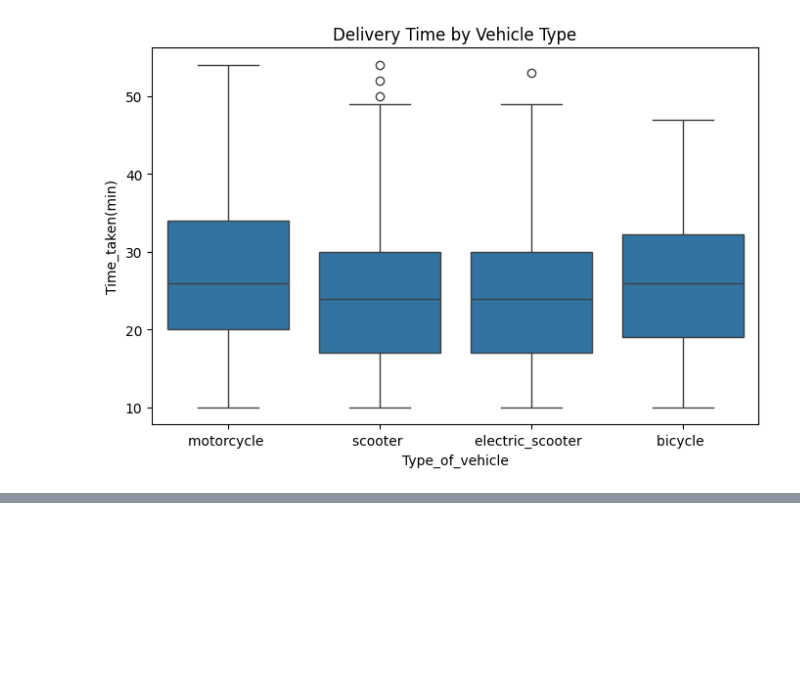
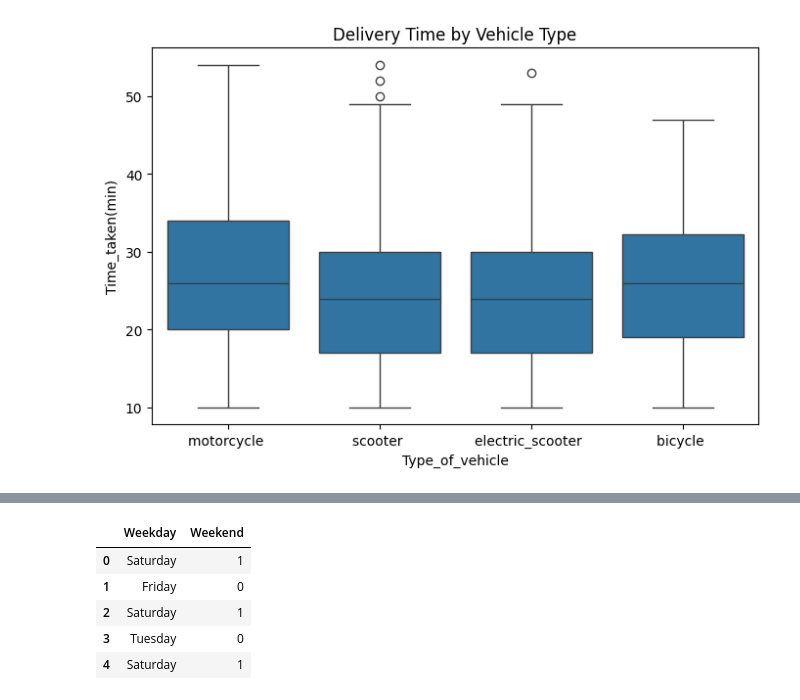
Before and after one commit to sainibunty2309-del/Food-delivery-time-prediction-, a Jupyter notebook: model.ipynb, the cells around one changed output, grey strips where cells are left out. Saved outputs shown, nothing was run; the diff lists cells and outputs as text; code cells hidden in the pictures; blank space fills up the shorter version.

```diff
--- a/model.ipynb
+++ b/model.ipynb
@@ -761,0 +882,17 @@ plt.show()
+# %%
+## weekend feature
+
+train_df["Weekend"] = train_df["Weekday"].isin(["Saturday", "Sunday"]).astype(int)
+
+test_df["Weekend"] = test_df["Weekday"].isin(["Saturday", "Sunday"]).astype(int)
+# %%
+# check
+
+train_df[["Weekday", "Weekend"]].head()
+# %% [output]
+|  | Weekday | Weekend |
+| 0 | Saturday | 1 |
+| 1 | Friday | 0 |
+| 2 | Saturday | 1 |
+| 3 | Tuesday | 0 |
+| 4 | Saturday | 1 |
```
Also changed, not shown: parts of 15 cells of this notebook.
